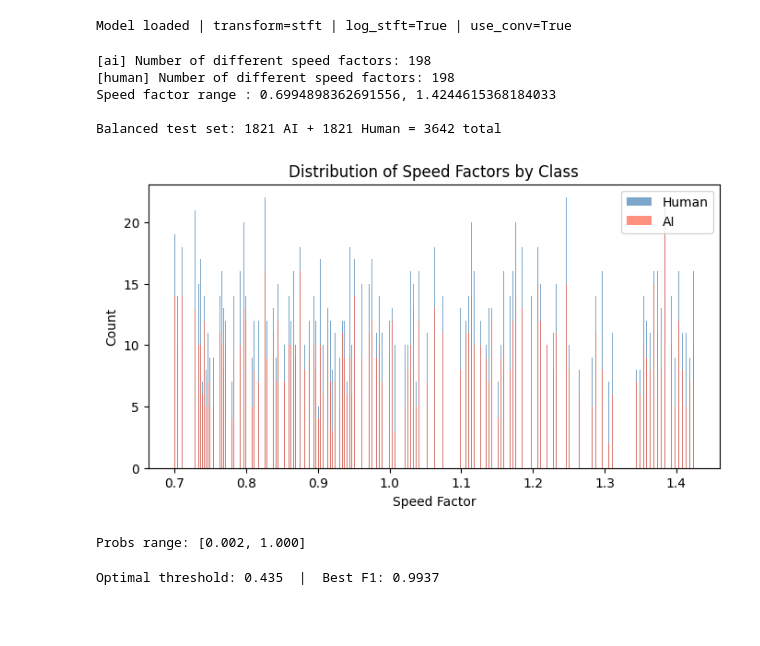
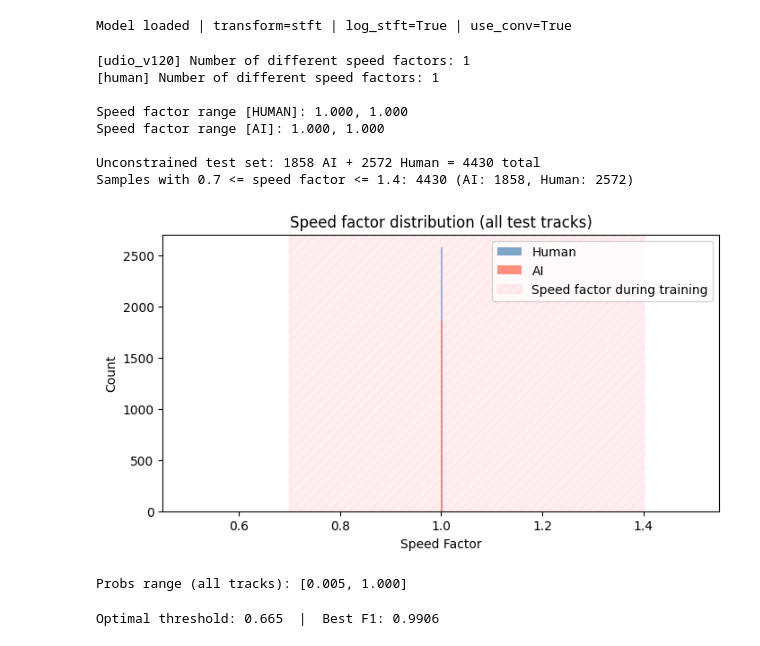
Before and after one commit to thomas0barand/robust-deepfake-detector, a Jupyter notebook: scripts/results.ipynb, the cells around one changed output. Saved outputs shown, nothing was run; the diff lists cells and outputs as text; code cells hidden in the pictures; blank space fills up the shorter version.

Commit message:
last update on train colab and results notbook

```diff
--- a/scripts/results.ipynb
+++ b/scripts/results.ipynb
@@ -28,7 +64,9 @@ print(f"Model loaded | transform={model.transform_type} | log_stft={model.log_st
 # %% [output]
 Model loaded | transform=stft | log_stft=True | use_conv=True
 # %%
-# Load all fakeprints and balance 50/50
+# Load all test fakeprints (no subsampling — unconstrained tracks)
+SF_LO, SF_HI = 0.7, 1.4
+
 def load_class(data_dir, label, model):
     freqs = get_freqs(n_fft=model.n_fft, sr=model.sampling_rate,
                       log=(model.transform_type == 'cqt'),
@@ -36,7 +74,7 @@ def load_class(data_dir, label, model):
     mask = get_freqs_mask(freqs, model.sampling_rate, model.freq_range)
 
     fps, speed_factors = [], []
-    subdir = 'ai' if label == 1 else 'human'
+    subdir = gen_test_model if label == 1 else 'human'
     for path in sorted(glob.glob(f"{data_dir}/{subdir}/*.npz")):
         d = np.load(path)
         fp = d[model.transform_type]  # (N, n_bins)
@@ -49,42 +87,51 @@ def load_class(data_dir, label, model):
     print(f"[{subdir}] Number of different speed factors: {len(np.unique(concat_sf))}")
     return np.concatenate(fps), concat_sf
 
-ai_fp, ai_sf   = load_class(DATA_DIR, 1, model)
-hu_fp, hu_sf   = load_class(DATA_DIR, 0, model)
+ai_fp, ai_sf = load_class(DATA_DIR, 1, model)
+hu_fp, hu_sf = load_class(DATA_DIR, 0, model)
 
-print(f"Speed factor range : {min(hu_sf)}, {max(hu_sf)}")
+print()
+print(f"Speed factor range [HUMAN]: {hu_sf.min():.3f}, {hu_sf.max():.3f}")
+print(f"Speed factor range [AI]: {ai_sf.min():.3f}, {ai_sf.max():.3f}")
 
+# Full test tensors: all AI rows first, then all human (same order as before)
+n_ai = len(ai_fp)
+n_hu = len(hu_fp)
+fps = np.concatenate([ai_fp, hu_fp])
+labels = np.concatenate([np.ones(n_ai), np.zeros(n_hu)])
+sfs = np.concatenate([ai_sf, hu_sf])
 
-# Balance
-n = min(len(ai_fp), len(hu_fp))
-rng = np.random.default_rng(SEED)
-ai_idx = rng.choice(len(ai_fp), n, replace=False)
-hu_idx = rng.choice(len(hu_fp), n, replace=False)
-
-fps    = np.concatenate([ai_fp[ai_idx], hu_fp[hu_idx]])
-labels = np.array([1]*n + [0]*n)
-sfs    = np.concatenate([ai_sf[ai_idx], hu_sf[hu_idx]])
+m_sf = (sfs >= SF_LO) & (sfs <= SF_HI)
 print()
-print(f"Balanced test set: {n} AI + {n} Human = {2*n} total")
+print(f"Unconstrained test set: {n_ai} AI + {n_hu} Human = {n_ai + n_hu} total")
+print(f"Samples with {SF_LO} <= speed factor <= {SF_HI}: {m_sf.sum()} "
+      f"(AI: {(m_sf & (labels == 1)).sum()}, Human: {(m_sf & (labels == 0)).sum()})")
 # %% [output]
-[ai] Number of different speed factors: 198
-[human] Number of different speed factors: 198
-Speed factor range : 0.6994898362691556, 1.4244615368184033
+[udio_v120] Number of different speed factors: 1
+[human] Number of different speed factors: 1
 
-Balanced test set: 1821 AI + 1821 Human = 3642 total
+Speed factor range [HUMAN]: 1.000, 1.000
+Speed factor range [AI]: 1.000, 1.000
+
+Unconstrained test set: 1858 AI + 2572 Human = 4430 total
+Samples with 0.7 <= speed factor <= 1.4: 4430 (AI: 1858, Human: 2572)
 # %%
+# Speed-factor histograms (full test set)
 plt.figure(figsize=(8, 4))
-plt.hist(hu_sf, bins=1000, alpha=0.7, label='Human', color='steelblue')
-plt.hist(ai_sf, bins=1000, alpha=0.7, label='AI', color='tomato')
+plt.hist(hu_sf, bins=500, alpha=0.7, label='Human', color='steelblue')
+plt.hist(ai_sf, bins=500, alpha=0.7, label='AI', color='tomato')
 plt.xlabel('Speed Factor')
 plt.ylabel('Count')
-plt.title('Distribution of Speed Factors by Class')
+plt.title('Speed factor distribution (all test tracks)')
+ax = plt.gca()
+zone = ax.axvspan(SF_LO, SF_HI, color='pink', alpha=0.25, hatch='///', label="Speed factor during training")
+
 plt.legend()
 plt.show()
 # %% [output]
-[figure, old version]
+[figure, new version]
 # %%
-# Run inference
+# Inference on all test tracks (single forward pass; filter by speed factor downstream)
 with torch.inference_mode():
     x = torch.from_numpy(fps).float().to(device)
     if model.log_stft:
@@ -92,16 +139,20 @@ with torch.inference_mode():
     logits, _ = model(x, convolve=model.use_convolution)
     probs = torch.sigmoid(logits).squeeze(-1).cpu().numpy()
 
-print(f"Probs range: [{probs.min():.3f}, {probs.max():.3f}]")
+print(f"Probs range (all tracks): [{probs.min():.3f}, {probs.max():.3f}]")
 # %% [output]
-Probs range: [0.002, 1.000]
+Probs range (all tracks): [0.005, 1.000]
 # %%
+# Classification score distribution: speed factor in [SF_LO, SF_HI] only
+probs_sf = probs[m_sf]
+labels_sf = labels[m_sf]
+
 # Optimal threshold via F1
 thresholds = np.linspace(0, 1, 201)
-f1_scores = [f1_score(labels, probs >= t, zero_division=0) for t in thresholds]
+f1_scores = [f1_score(labels_sf, probs_sf >= t, zero_division=0) for t in thresholds]
 best_t = thresholds[np.argmax(f1_scores)]
 best_f1 = max(f1_scores)
 print(f"Optimal threshold: {best_t:.3f}  |  Best F1: {best_f1:.4f}")
 # %% [output]
-Optimal threshold: 0.435  |  Best F1: 0.9937
+Optimal threshold: 0.665  |  Best F1: 0.9906
 # %%
```
Also changed, not shown: parts of 6 cells of this notebook, 1 other file.
